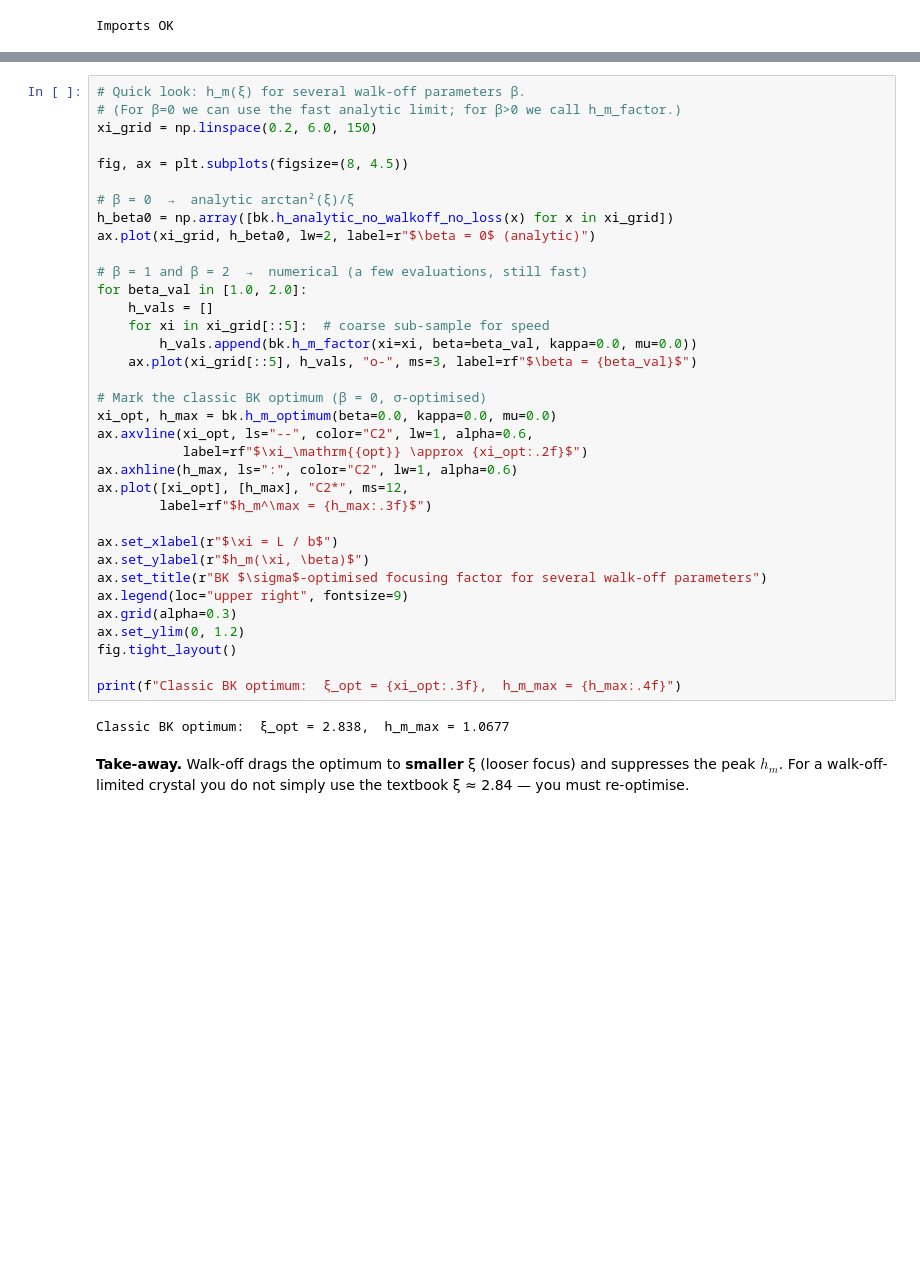
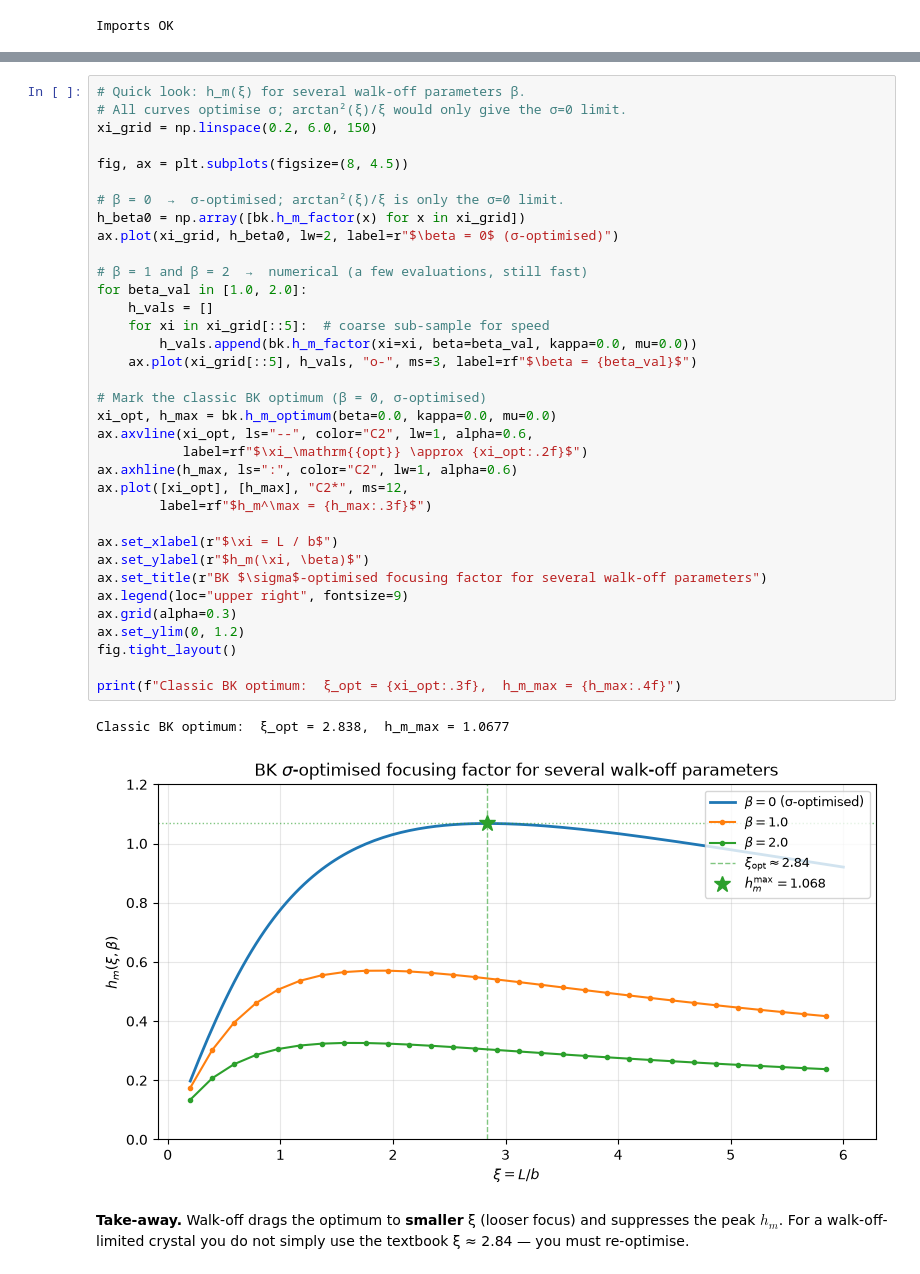
Before and after one commit to uwarring82/mg-plus-uv-chain, a Jupyter notebook: docs/tutorials/01-shg-single-pass.ipynb, the cells around one changed output, grey strips where cells are left out. Saved outputs shown, nothing was run; the diff lists cells and outputs as text; blank space fills up the shorter version.

```diff
--- a/docs/tutorials/01-shg-single-pass.ipynb
+++ b/docs/tutorials/01-shg-single-pass.ipynb
@@ -66,40 +70,41 @@ The $\sigma$-optimised version is $h_m(\xi, \beta, \kappa, \mu)$.
 # %%
 # Quick look: h_m(ξ) for several walk-off parameters β.
-# (For β=0 we can use the fast analytic limit; for β>0 we call h_m_factor.)
+# All curves optimise σ; arctan²(ξ)/ξ would only give the σ=0 limit.
 xi_grid = np.linspace(0.2, 6.0, 150)
 
 fig, ax = plt.subplots(figsize=(8, 4.5))
 
-# β = 0  →  analytic arctan²(ξ)/ξ
-h_beta0 = np.array([bk.h_analytic_no_walkoff_no_loss(x) for x in xi_grid])
-ax.plot(xi_grid, h_beta0, lw=2, label=r"$\beta = 0$ (analytic)")
+# β = 0  →  σ-optimised; arctan²(ξ)/ξ is only the σ=0 limit.
+h_beta0 = np.array([bk.h_m_factor(x) for x in xi_grid])
+ax.plot(xi_grid, h_beta0, lw=2, label=r"$\beta = 0$ (σ-optimised)")
 
 # β = 1 and β = 2  →  numerical (a few evaluations, still fast)
 for beta_val in [1.0, 2.0]:
     h_vals = []
     for xi in xi_grid[::5]:  # coarse sub-sample for speed
         h_vals.append(bk.h_m_factor(xi=xi, beta=beta_val, kappa=0.0, mu=0.0))
     ax.plot(xi_grid[::5], h_vals, "o-", ms=3, label=rf"$\beta = {beta_val}$")
 
 # Mark the classic BK optimum (β = 0, σ-optimised)
 xi_opt, h_max = bk.h_m_optimum(beta=0.0, kappa=0.0, mu=0.0)
 ax.axvline(xi_opt, ls="--", color="C2", lw=1, alpha=0.6,
            label=rf"$\xi_\mathrm{{opt}} \approx {xi_opt:.2f}$")
 ax.axhline(h_max, ls=":", color="C2", lw=1, alpha=0.6)
 ax.plot([xi_opt], [h_max], "C2*", ms=12,
         label=rf"$h_m^\max = {h_max:.3f}$")
 
 ax.set_xlabel(r"$\xi = L / b$")
 ax.set_ylabel(r"$h_m(\xi, \beta)$")
 ax.set_title(r"BK $\sigma$-optimised focusing factor for several walk-off parameters")
 ax.legend(loc="upper right", fontsize=9)
 ax.grid(alpha=0.3)
 ax.set_ylim(0, 1.2)
 fig.tight_layout()
 
 print(f"Classic BK optimum:  ξ_opt = {xi_opt:.3f},  h_m_max = {h_max:.4f}")
 # %% [output]
 Classic BK optimum:  ξ_opt = 2.838,  h_m_max = 1.0677
+[figure, added]
 # %% [markdown]
 **Take-away.** Walk-off drags the optimum to **smaller** ξ (looser focus)
 and suppresses the peak $h_m$.  For a walk-off-limited crystal you do not
```
Also changed, not shown: parts of 5 cells of this notebook, 26 other files.
